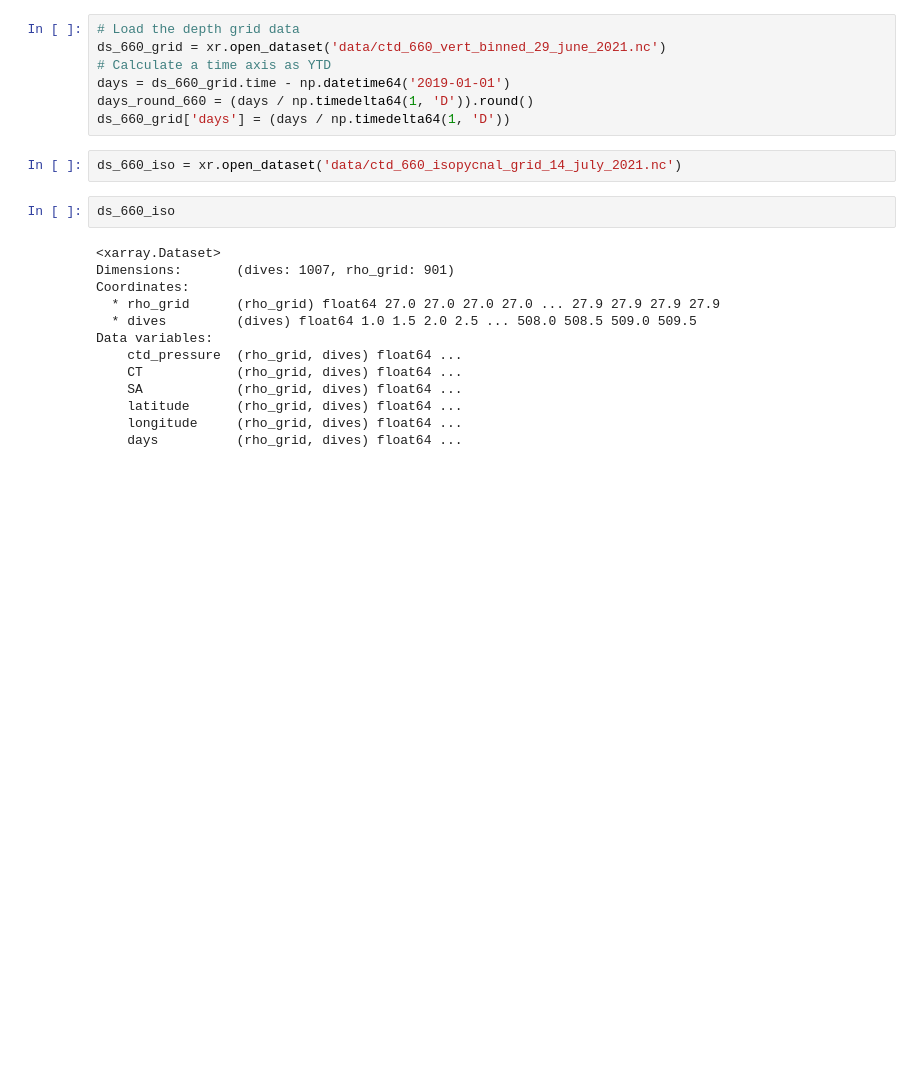
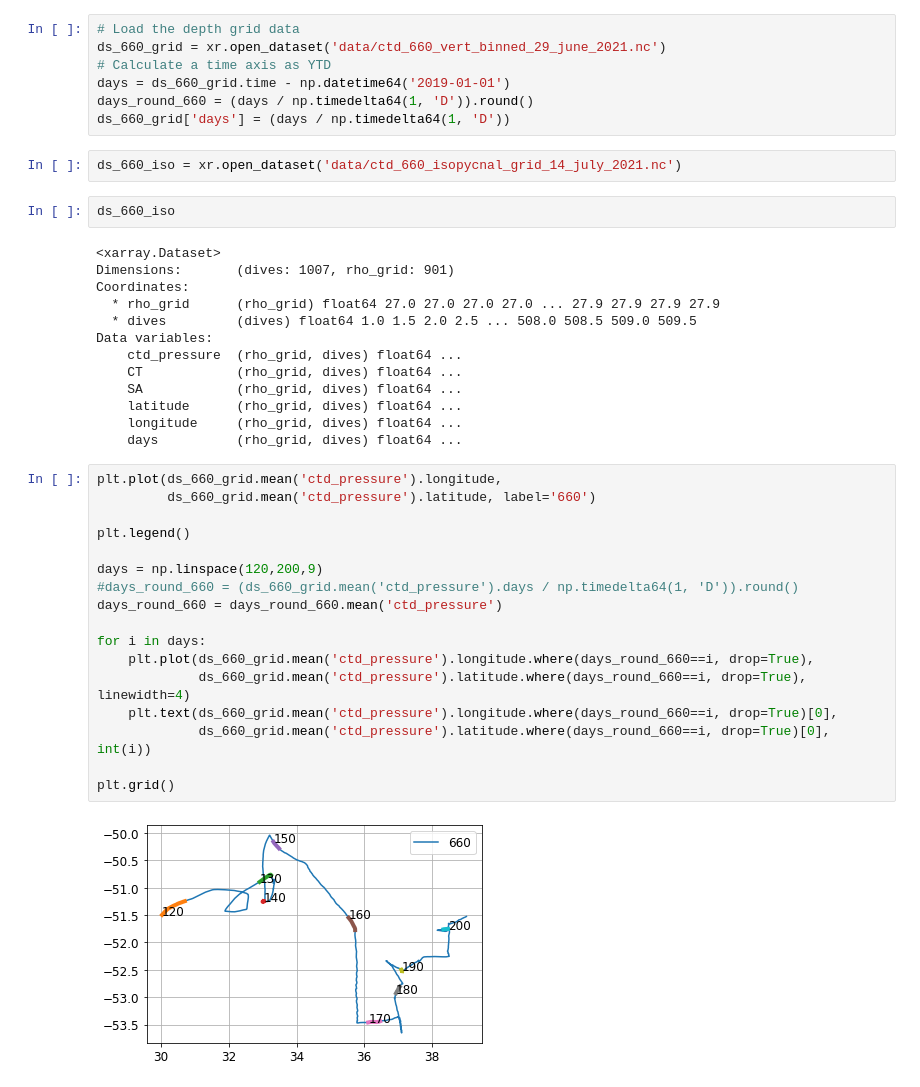
Before and after one commit to dhruvbalwada/sogos, a Jupyter notebook: notebooks/notebooks_variability_paper/wavenumber_spectra_straight_sections.ipynb, the cells around one changed output. Drawn from its saved outputs; the diff is of its cells as text; blank space fills up the shorter version.

```diff
--- a/notebooks/notebooks_variability_paper/wavenumber_spectra.ipynb
+++ b/notebooks/notebooks_variability_paper/wavenumber_spectra_straight_sections.ipynb
@@ -60,3 +61,22 @@ Data variables:
     latitude      (rho_grid, dives) float64 ...
     longitude     (rho_grid, dives) float64 ...
     days          (rho_grid, dives) float64 ...
+# %%
+plt.plot(ds_660_grid.mean('ctd_pressure').longitude,
+         ds_660_grid.mean('ctd_pressure').latitude, label='660')
+
+plt.legend()
+
+days = np.linspace(120,200,9)
+#days_round_660 = (ds_660_grid.mean('ctd_pressure').days / np.timedelta64(1, 'D')).round()
+days_round_660 = days_round_660.mean('ctd_pressure')
+
+for i in days:
+    plt.plot(ds_660_grid.mean('ctd_pressure').longitude.where(days_round_660==i, drop=True),
+             ds_660_grid.mean('ctd_pressure').latitude.where(days_round_660==i, drop=True), linewidth=4)
+    plt.text(ds_660_grid.mean('ctd_pressure').longitude.where(days_round_660==i, drop=True)[0],
+             ds_660_grid.mean('ctd_pressure').latitude.where(days_round_660==i, drop=True)[0], int(i))
+
+plt.grid()
+# %% [output]
+[figure, added]
```
Also changed, not shown: parts of 15 cells of this notebook.
